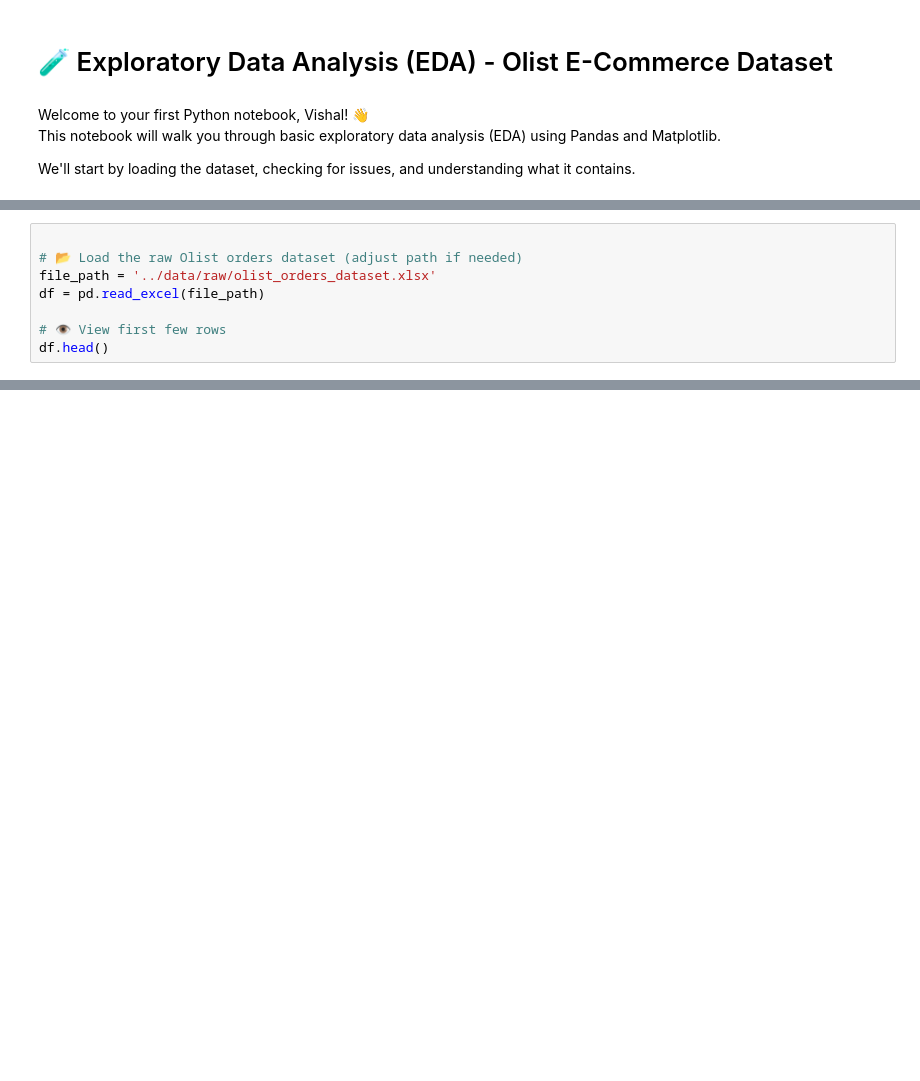
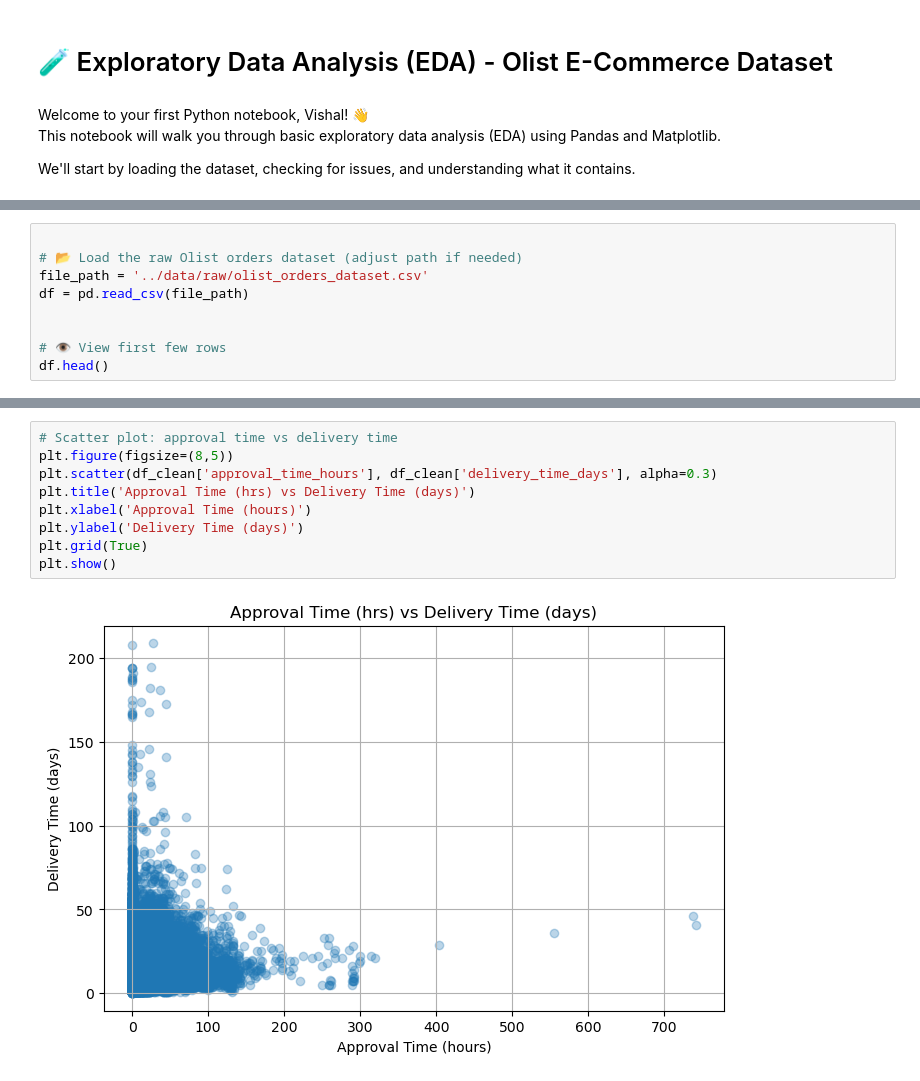
Before and after one commit to Vishal-Dataanalyst01/brazilian-ecommerce-capstone, a Jupyter notebook: notebooks/eda.ipynb, the cells around one changed output, grey strips where cells are left out. Saved outputs shown, nothing was run; the diff lists cells and outputs as text; blank space fills up the shorter version.

```diff
--- a/notebooks/eda.ipynb
+++ b/notebooks/eda.ipynb
@@ -15,8 +15,9 @@ import matplotlib.pyplot as plt
 # %%
 
 # 📂 Load the raw Olist orders dataset (adjust path if needed)
-file_path = '../data/raw/olist_orders_dataset.xlsx'
-df = pd.read_excel(file_path)
+file_path = '../data/raw/olist_orders_dataset.csv'
+df = pd.read_csv(file_path)
+
 
 # 👁️ View first few rows
 df.head()
@@ -42,0 +172,11 @@ Let’s take it one block at a time! 💪
+# %%
+# Scatter plot: approval time vs delivery time
+plt.figure(figsize=(8,5))
+plt.scatter(df_clean['approval_time_hours'], df_clean['delivery_time_days'], alpha=0.3)
+plt.title('Approval Time (hrs) vs Delivery Time (days)')
+plt.xlabel('Approval Time (hours)')
+plt.ylabel('Delivery Time (days)')
+plt.grid(True)
+plt.show()
+# %% [output]
+[figure, added]
```
Also changed, not shown: parts of 17 cells of this notebook.
